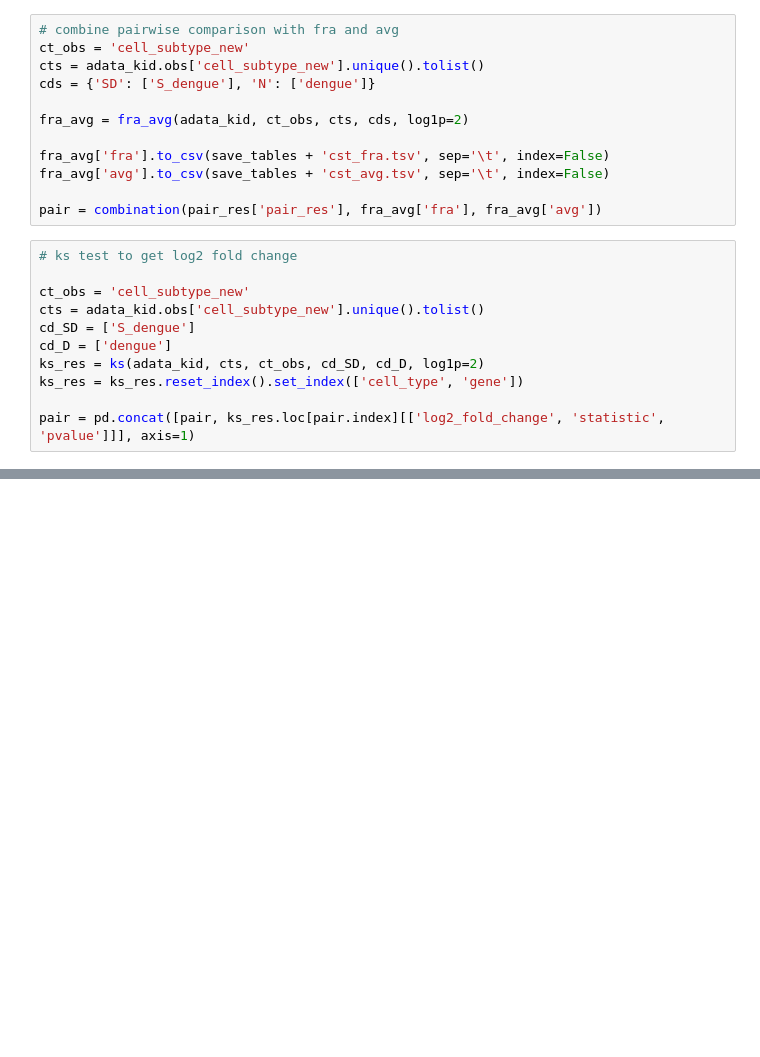
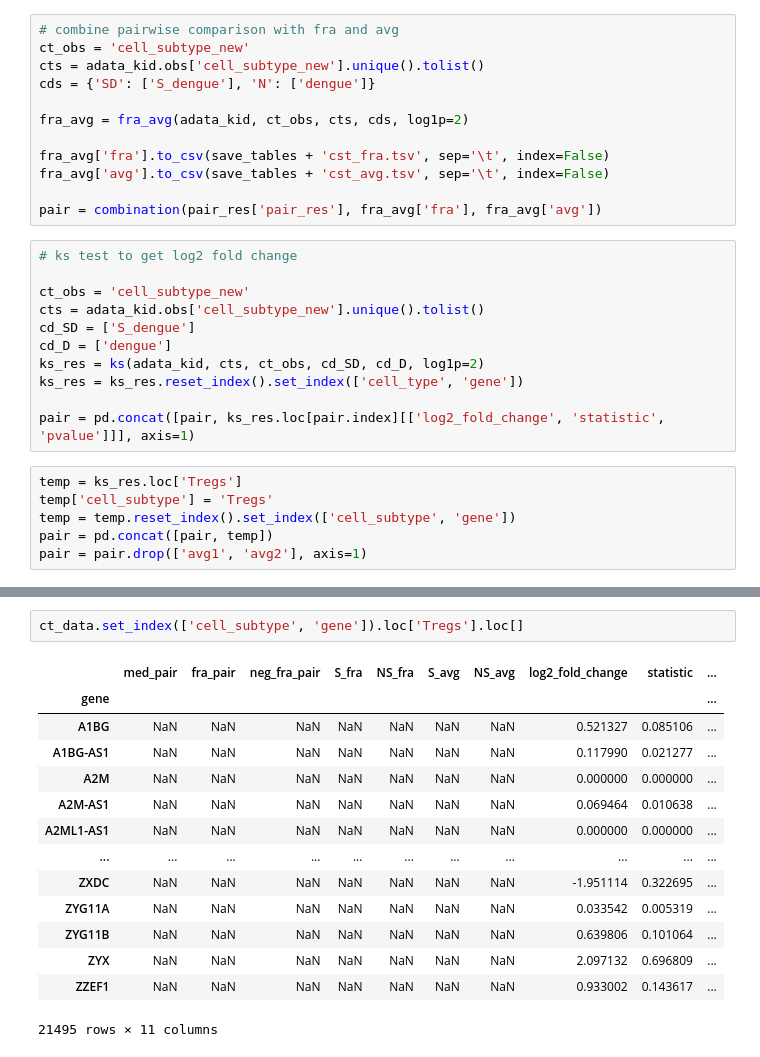
Before and after one commit to echosun77/dengue, a Jupyter notebook: dengue_children/paper_figures/final/get_basic_information.ipynb, the cells around one changed output, grey strips where cells are left out. Cells and saved outputs as stored; diff of their text form; blank space fills up the shorter version.

```diff
--- a/dengue_children/paper_figures/final/get_basic_information.ipynb
+++ b/dengue_children/paper_figures/final/get_basic_information.ipynb
@@ -194,3 +269,9 @@ ks_res = ks(adata_kid, cts, ct_obs, cd_SD, cd_D, log1p=2)
 ks_res = ks_res.reset_index().set_index(['cell_type', 'gene'])
 
 pair = pd.concat([pair, ks_res.loc[pair.index][['log2_fold_change', 'statistic', 'pvalue']]], axis=1)
+# %%
+temp = ks_res.loc['Tregs']
+temp['cell_subtype'] = 'Tregs'
+temp = temp.reset_index().set_index(['cell_subtype', 'gene'])
+pair = pd.concat([pair, temp])
+pair = pair.drop(['avg1', 'avg2'], axis=1)
@@ -232,0 +345,17 @@ See the caveats in the documentation: https://pandas.pydata.org/pandas-docs/stab
+# %%
+ct_data.set_index(['cell_subtype', 'gene']).loc['Tregs'].loc[]
+# %% [output]
+|  | med_pair | fra_pair | neg_fra_pair | S_fra | NS_fra | S_avg | NS_avg | log2_fold_change | statistic | ... |
+| gene |  |  |  |  |  |  |  |  |  | ... |
+| A1BG | NaN | NaN | NaN | NaN | NaN | NaN | NaN | 0.521327 | 0.085106 | ... |
+| A1BG-AS1 | NaN | NaN | NaN | NaN | NaN | NaN | NaN | 0.117990 | 0.021277 | ... |
+| A2M | NaN | NaN | NaN | NaN | NaN | NaN | NaN | 0.000000 | 0.000000 | ... |
+| A2M-AS1 | NaN | NaN | NaN | NaN | NaN | NaN | NaN | 0.069464 | 0.010638 | ... |
+| A2ML1-AS1 | NaN | NaN | NaN | NaN | NaN | NaN | NaN | 0.000000 | 0.000000 | ... |
+| ... | ... | ... | ... | ... | ... | ... | ... | ... | ... | ... |
+| ZXDC | NaN | NaN | NaN | NaN | NaN | NaN | NaN | -1.951114 | 0.322695 | ... |
+| ZYG11A | NaN | NaN | NaN | NaN | NaN | NaN | NaN | 0.033542 | 0.005319 | ... |
+| ZYG11B | NaN | NaN | NaN | NaN | NaN | NaN | NaN | 0.639806 | 0.101064 | ... |
+| ZYX | NaN | NaN | NaN | NaN | NaN | NaN | NaN | 2.097132 | 0.696809 | ... |
+| ZZEF1 | NaN | NaN | NaN | NaN | NaN | NaN | NaN | 0.933002 | 0.143617 | ... |
+21495 rows × 11 columns
```
Also changed, not shown: parts of 9 cells of this notebook, 5 other files.
